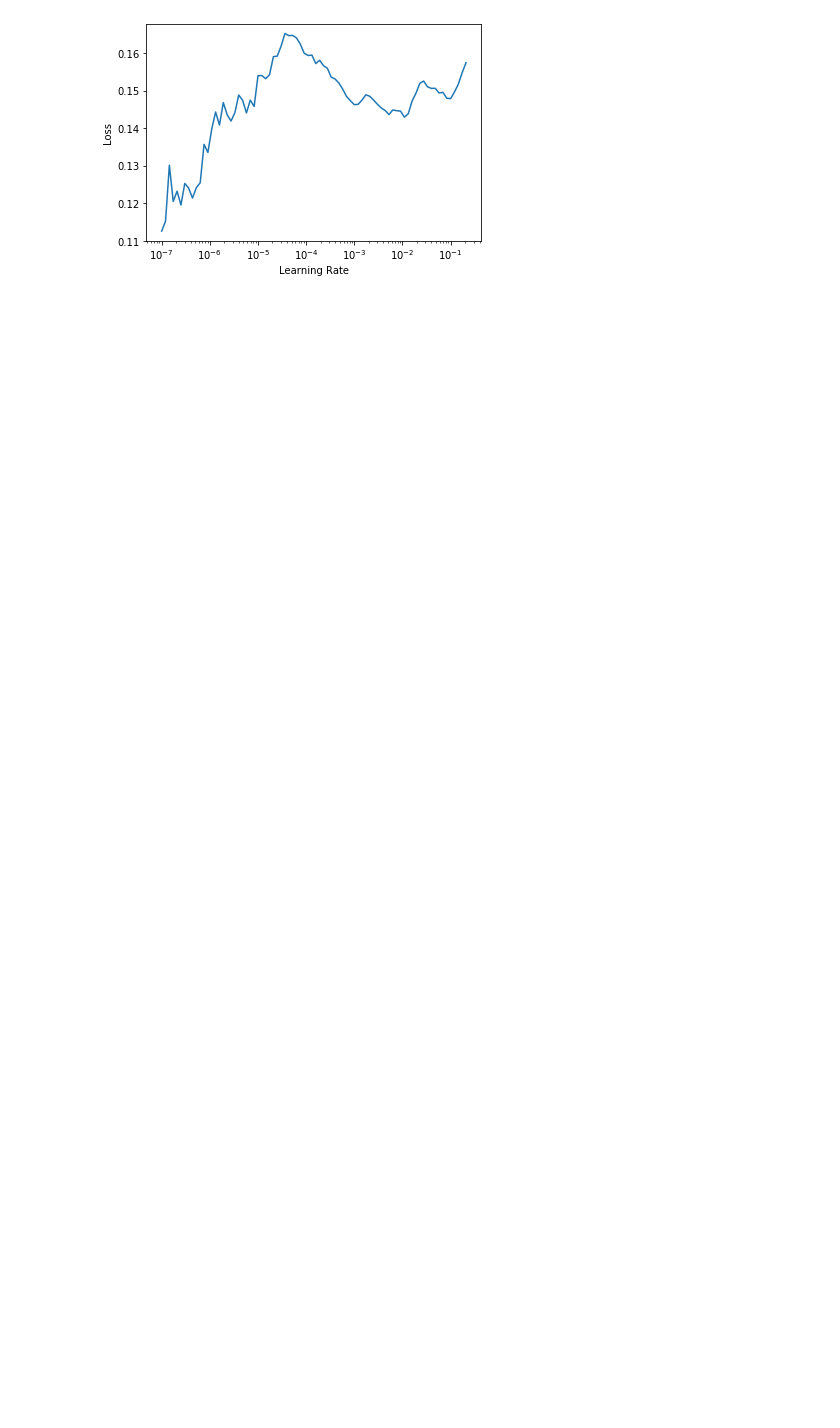
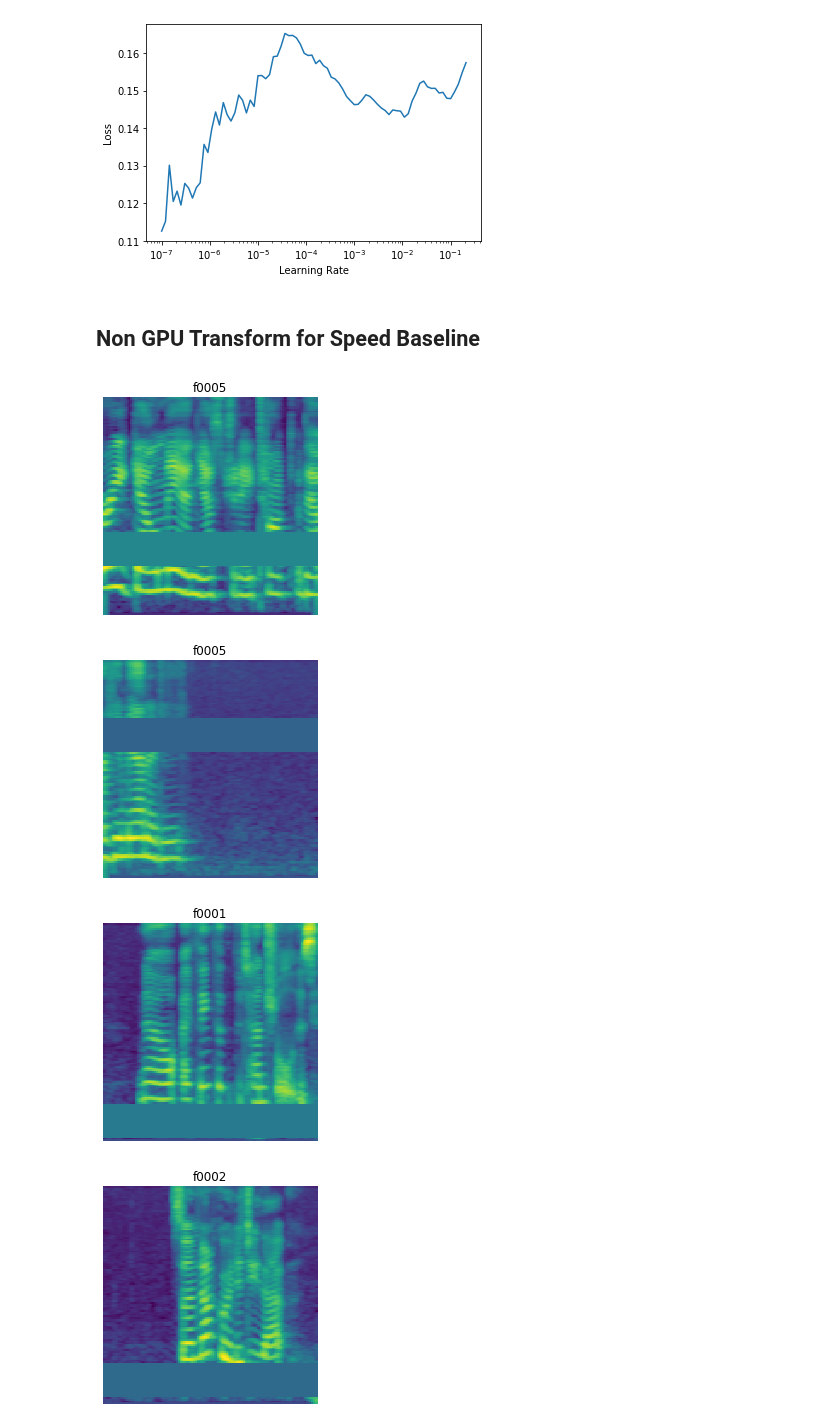
Before and after one commit to fastaudio/fastai2_audio, a Jupyter notebook: dev/72_audio_tutorial.ipynb, the cells around one changed output. Drawn from its saved outputs; the diff is of its cells as text; code cells hidden in the pictures; blank space fills up the shorter version.

```diff
--- a/dev/72_audio_tutorial.ipynb
+++ b/dev/72_audio_tutorial.ipynb
@@ -208,3 +207,17 @@ learn.lr_find()
 # %% [output]
 [interactive output not drawn]
 [figure]
+# %% [markdown]
+## Non GPU Transform for Speed Baseline
+# %%
+p = Path('/home/jupyter/.fastai/data/ST-AEDS-20180100_1-OS')
+cropsig_2000ms = CropSignal(2000)
+a2s_baseline = AudioToSpec(n_fft=2048, hop_length=256, n_mels=128)
+ds_tfms = Pipeline([cropsig_2000ms, a2s_baseline, MaskFreq()], as_item=True)
+dbunch_cropsig = auds.databunch(p, item_tfms=ds_tfms, bs=64)
+dbunch_cropsig.show_batch(max_n=9)
+# %% [output]
+[figure, added]
+[figure, added]
+[figure, added]
+[figure, added]
```
Also changed, not shown: parts of 18 cells of this notebook.
